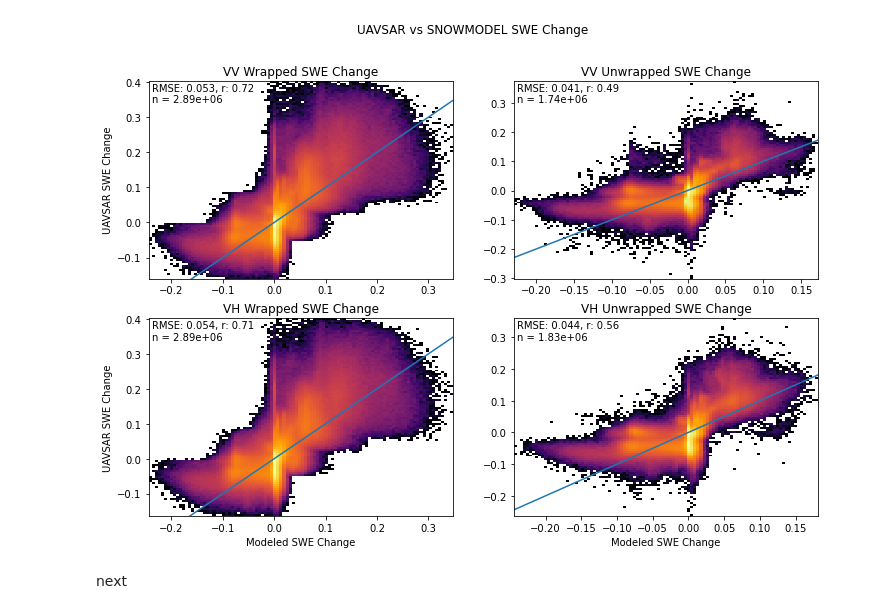
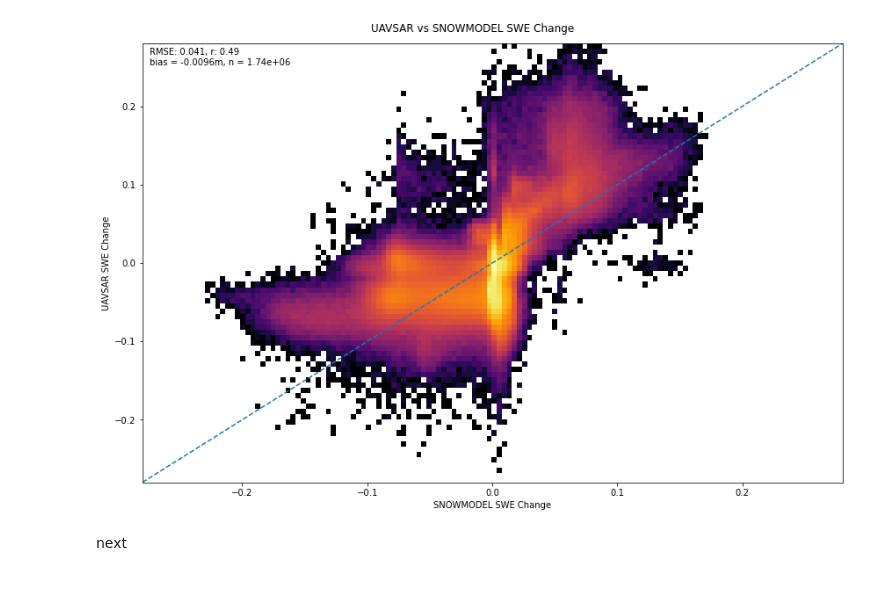
Before and after one commit to ZachHoppinen/uavsar-validation, a Jupyter notebook: src/play/modeling.ipynb, the cells around one changed output. Drawn from its saved outputs; the diff is of its cells as text; code cells hidden in the pictures; blank space fills up the shorter version.

```diff
--- a/src/play/modeling.ipynb
+++ b/src/play/modeling.ipynb
@@ -1,69 +1,60 @@
 # %%
 # loop through each flight pair and calculate rmse, r2, plot
 
 import xarray as xr
 import numpy as np
 import rioxarray as rxa
 import matplotlib as mpl
 import matplotlib.pyplot as plt
 from pathlib import Path
 
 # loop through each flight pair and calculate rmse, r2, plot
 
 ncs_dir = Path('/bsuscratch/zacharykeskinen/data/uavsar/ncs/model')
 
-fig, axes = plt.subplots(2, 2, figsize = (12, 8))
+fig, ax = plt.subplots(1, 1, figsize = (12, 8))
+band = 'VV'
+var = 'unw'
 
-for i, band in enumerate(['VV', 'VH']):
-    for j, var in enumerate(['int','unw']):
-        xs = []
-        ys = []
-        var = f'uavsar_dSD_{var}'
-        for fp in ncs_dir.glob('*.sd.model.nc'):
-            ds = xr.open_dataset(fp)
-            if var in ds.data_vars:
-                ds = ds
-                xs.append(ds['swe'].values.ravel())
-                ys.append(ds[var].sel(band = band).values.ravel() * (ds.attrs['mean_density']/ 997))
+xs = []
+ys = []
+var = f'uavsar_dSD_{var}'
+for fp in ncs_dir.glob('*.sd.model.nc'):
+    ds = xr.open_dataset(fp)
+    if f'uavsar_dSD_unw' in ds.data_vars:
+        ds = ds
+        xs.append(ds['swe'].values.ravel())
+        ys.append(ds[var].sel(band = band).values.ravel() * (ds.attrs['mean_density']/ 997))
 
-        # stack arrays
-        xs = np.hstack(xs)
-        ys = np.hstack(ys)
+# stack arrays
+xs = np.hstack(xs)
+ys = np.hstack(ys)
 
-        xs_tmp = xs[(~np.isnan(xs)) & (~np.isnan(ys))]
-        ys = ys[(~np.isnan(xs)) & (~np.isnan(ys)) ]
-        xs = xs_tmp
+xs_tmp = xs[(~np.isnan(xs)) & (~np.isnan(ys))]
+ys = ys[(~np.isnan(xs)) & (~np.isnan(ys)) ]
+xs = xs_tmp
 
-        # range = [[-0.001, 0.002], [-0.1, 0.1]]
-        axes[i, j].hist2d(xs, ys, bins = 100, norm=mpl.colors.LogNorm(), cmap=mpl.cm.inferno) #, range = range)
+# range = [[-0.001, 0.002], [-0.1, 0.1]]
+ax.hist2d(xs, ys, bins = 100, norm=mpl.colors.LogNorm(), cmap=mpl.cm.inferno) #, range = range)
 
-        if i == 1:
-            axes[i, j].set_xlabel('Modeled SWE Change')
 
-        if j == 0:
-            axes[i, j].set_title(f'{band} Wrapped SWE Change')
-        else:
-            axes[i, j].set_title(f'{band} Unwrapped SWE Change')
-        #axes[i].set_xlim(range[0])
-        #axes[i].set_ylim(range[1])
-
-        from sklearn.metrics import mean_squared_error
-        rms = mean_squared_error(xs, ys, squared=False)
-
-        from scipy.stats import pearsonr
-        r, p = pearsonr(xs, ys)
-        axes[i, j].text(.01, .99, f'RMSE: {rms:.2}, r: {r:.2}\nn = {len(xs):.2e}', ha='left', va='top', transform=axes[i, j].transAxes)
+from stats import get_stats
+rmse, r, n, bias = get_stats(xs, ys, bias = True)
+ax.text(.01, .99, f'RMSE: {rmse:.2}, r: {r:.2}\nbias = {bias:.2}m, n = {n:.2e}', ha='left', va='top', transform=ax.transAxes)
 plt.suptitle('UAVSAR vs SNOWMODEL SWE Change')
 
-axes[0, 0].set_ylabel('UAVSAR SWE Change')
-axes[1, 0].set_ylabel('UAVSAR SWE Change')
+ax.set_ylabel('UAVSAR SWE Change')
+ax.set_xlabel('SNOWMODEL SWE Change')
 # identity line
-for ax in axes.ravel():
-    ax.plot([-1,1], [-1,1], label = '1-to-1')
 
-plt.savefig('/bsuhome/zacharykeskinen/uavsar-validation/figures/model/hist2d_all_band.png')
+ax.plot([-1,1], [-1,1], label = '1-to-1', linestyle = 'dashed')
+ax.set_xlim(-0.28, 0.28)
+ax.set_ylim(-0.28, 0.28)
+
+plt.tight_layout()
+plt.savefig('/bsuhome/zacharykeskinen/uavsar-validation/figures/model/modeling_all_v1.png')
 # %% [output]
-[figure, old version]
+[figure, new version]
 # %% [markdown]
 next
 # %%
```
Also changed, not shown: parts of 6 cells of this notebook, 16 other files.
